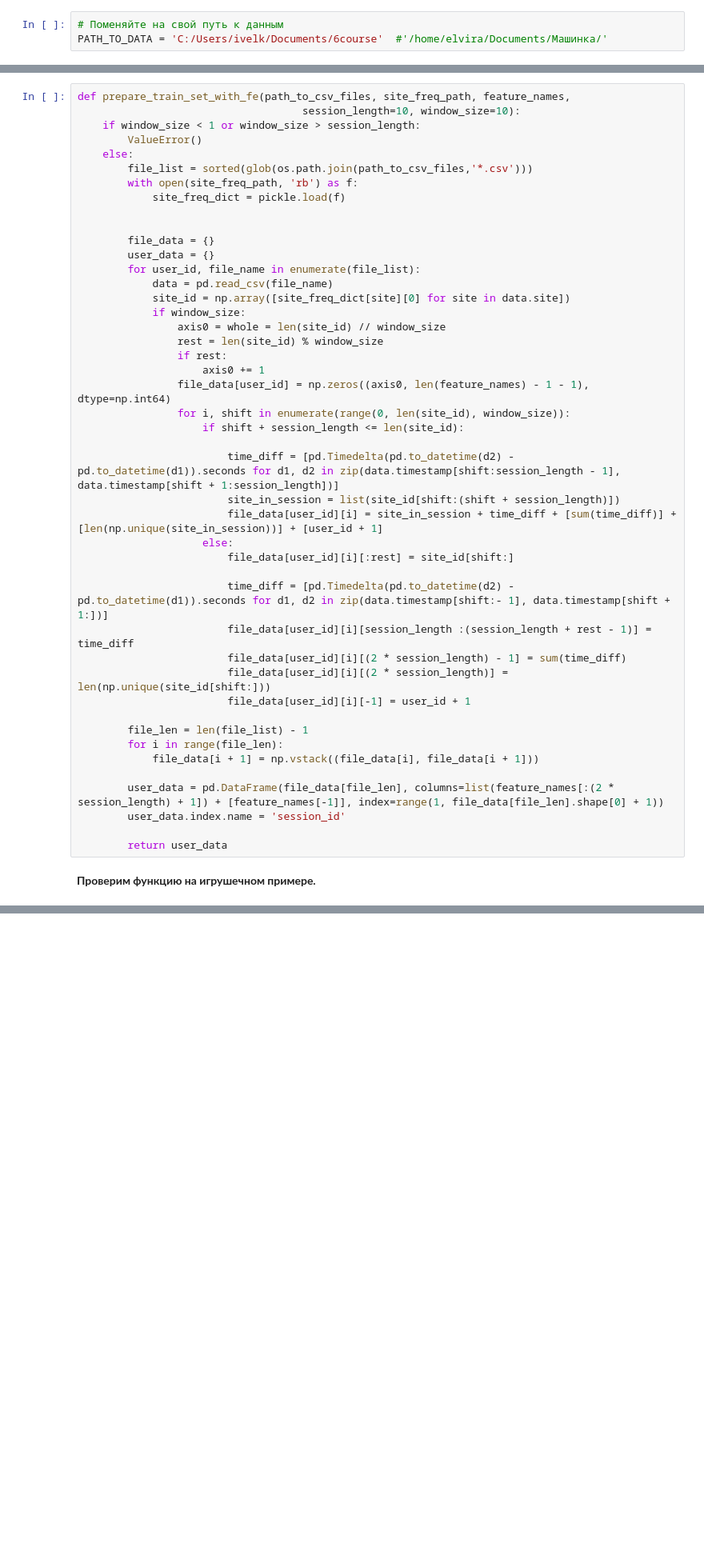
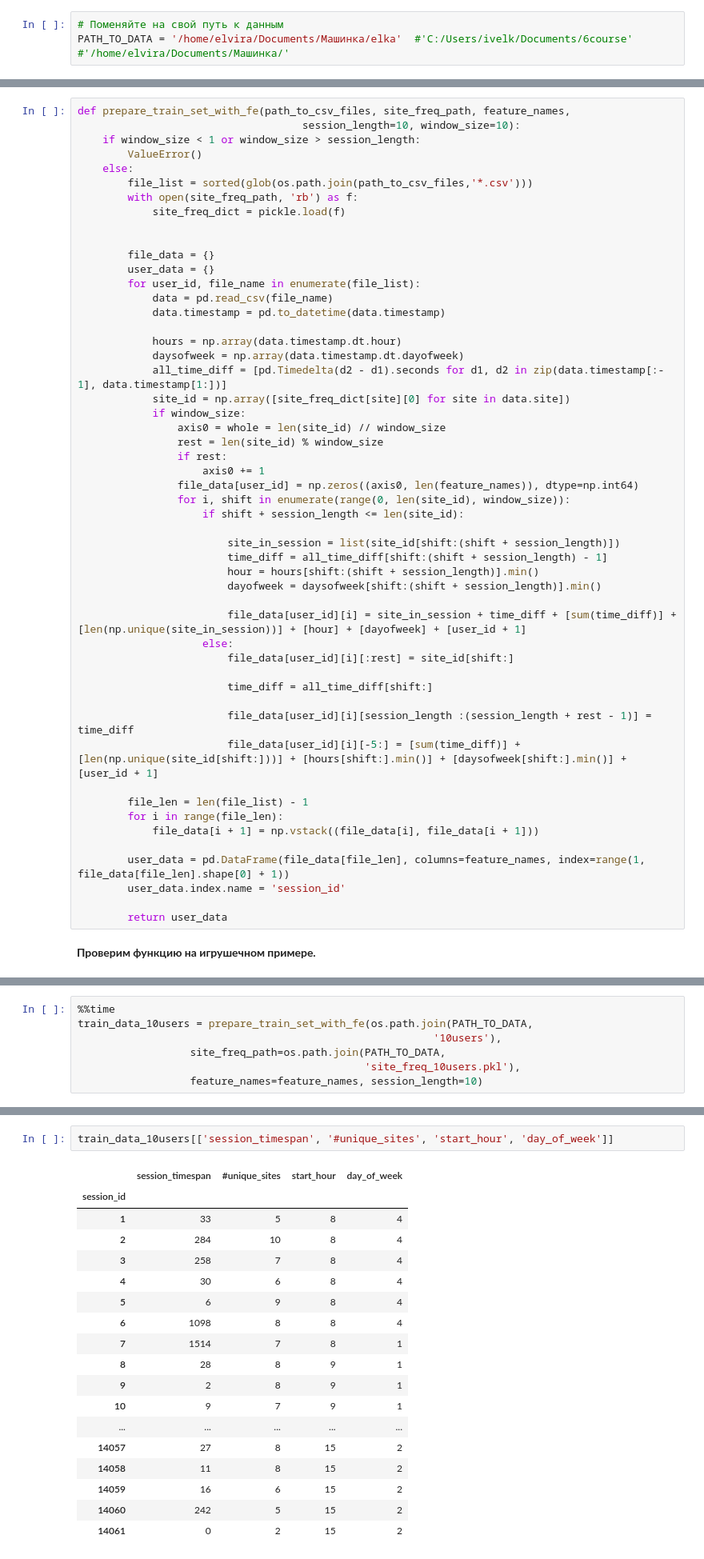
Before and after one commit to EIvanova3/elka, a Jupyter notebook: week3_visual_analysis_and_fe.ipynb, the cells around one changed output, grey strips where cells are left out. Shown: that part at 80% size. Cells and saved outputs as stored; diff of their text form; blank space fills up the shorter version.

```diff
--- a/week3_visual_analysis_and_fe.ipynb
+++ b/week3_visual_analysis_and_fe.ipynb
@@ -46,7 +46,7 @@ import seaborn as sns
 from matplotlib import pyplot as plt
 # %%
 # Поменяйте на свой путь к данным
-PATH_TO_DATA = 'C:/Users/ivelk/Documents/6course'  #'/home/elvira/Documents/Машинка/'
+PATH_TO_DATA = '/home/elvira/Documents/Машинка/elka'  #'C:/Users/ivelk/Documents/6course'  #'/home/elvira/Documents/Машинка/'
 # %%
 data = pd.read_csv(os.path.join(PATH_TO_DATA, '3users/user0001.csv'))
 data.head(14)
@@ -102,33 +102,40 @@ def prepare_train_set_with_fe(path_to_csv_files, site_freq_path, feature_names,
         user_data = {}
         for user_id, file_name in enumerate(file_list):
             data = pd.read_csv(file_name)
+            data.timestamp = pd.to_datetime(data.timestamp)
+
+            hours = np.array(data.timestamp.dt.hour)
+            daysofweek = np.array(data.timestamp.dt.dayofweek)
+            all_time_diff = [pd.Timedelta(d2 - d1).seconds for d1, d2 in zip(data.timestamp[:- 1], data.timestamp[1:])]
             site_id = np.array([site_freq_dict[site][0] for site in data.site])
             if window_size:
                 axis0 = whole = len(site_id) // window_size
                 rest = len(site_id) % window_size
                 if rest:
                     axis0 += 1
-                file_data[user_id] = np.zeros((axis0, len(feature_names) - 1 - 1), dtype=np.int64)
+                file_data[user_id] = np.zeros((axis0, len(feature_names)), dtype=np.int64)
                 for i, shift in enumerate(range(0, len(site_id), window_size)):
                     if shift + session_length <= len(site_id):
 
-                        time_diff = [pd.Timedelta(pd.to_datetime(d2) - pd.to_datetime(d1)).seconds for d1, d2 in zip(data.timestamp[shift:session_length - 1], data.timestamp[shift + 1:session_length])]
                         site_in_session = list(site_id[shift:(shift + session_length)])
-                        file_data[user_id][i] = site_in_session + time_diff + [sum(time_diff)] + [len(np.unique(site_in_session))] + [user_id + 1]
+                        time_diff = all_time_diff[shift:(shift + session_length) - 1]
+                        hour = hours[shift:(shift + session_length)].min()
+                        dayofweek = daysofweek[shift:(shift + session_length)].min()
+
+                        file_data[user_id][i] = site_in_session + time_diff + [sum(time_diff)] + [len(np.unique(site_in_session))] + [hour] + [dayofweek] + [user_id + 1]
                     else:
                         file_data[user_id][i][:rest] = site_id[shift:]
 
-                        time_diff = [pd.Timedelta(pd.to_datetime(d2) - pd.to_datetime(d1)).seconds for d1, d2 in zip(data.timestamp[shift:- 1], data.timestamp[shift + 1:])]
+                        time_diff = all_time_diff[shift:]
+
                         file_data[user_id][i][session_length :(session_length + rest - 1)] = time_diff
-                        file_data[user_id][i][(2 * session_length) - 1] = sum(time_diff)
-                        file_data[user_id][i][(2 * session_length)] = len(np.unique(site_id[shift:]))
-                        file_data[user_id][i][-1] = user_id + 1
+                        file_data[user_id][i][-5:] = [sum(time_diff)] + [len(np.unique(site_id[shift:]))] + [hours[shift:].min()] + [daysofweek[shift:].min()] + [user_id + 1]
 
         file_len = len(file_list) - 1
         for i in range(file_len):
             file_data[i + 1] = np.vstack((file_data[i], file_data[i + 1]))
 
-        user_data = pd.DataFrame(file_data[file_len], columns=list(feature_names[:(2 * session_length) + 1]) + [feature_names[-1]], index=range(1, file_data[file_len].shape[0] + 1))
+        user_data = pd.DataFrame(file_data[file_len], columns=feature_names, index=range(1, file_data[file_len].shape[0] + 1))
         user_data.index.name = 'session_id'
 
         return user_data
@@ -184,0 +185,7 @@ train_data_10users = prepare_train_set_with_fe ''' ВАШ КОД ЗДЕСЬ '''
+# %%
+%%time
+train_data_10users = prepare_train_set_with_fe(os.path.join(PATH_TO_DATA,
+                                                         '10users'),
+                  site_freq_path=os.path.join(PATH_TO_DATA,
+                                              'site_freq_10users.pkl'),
+                  feature_names=feature_names, session_length=10)
@@ -186,0 +205,21 @@ train_data_10users.head()
+# %%
+train_data_10users[['session_timespan', '#unique_sites', 'start_hour', 'day_of_week']]
+# %% [output]
+|  | session_timespan | #unique_sites | start_hour | day_of_week |
+| session_id |  |  |  |  |
+| 1 | 33 | 5 | 8 | 4 |
+| 2 | 284 | 10 | 8 | 4 |
+| 3 | 258 | 7 | 8 | 4 |
+| 4 | 30 | 6 | 8 | 4 |
+| 5 | 6 | 9 | 8 | 4 |
+| 6 | 1098 | 8 | 8 | 4 |
+| 7 | 1514 | 7 | 8 | 1 |
+| 8 | 28 | 8 | 9 | 1 |
+| 9 | 2 | 8 | 9 | 1 |
+| 10 | 9 | 7 | 9 | 1 |
+| ... | ... | ... | ... | ... |
+| 14057 | 27 | 8 | 15 | 2 |
+| 14058 | 11 | 8 | 15 | 2 |
+| 14059 | 16 | 6 | 15 | 2 |
+| 14060 | 242 | 5 | 15 | 2 |
+| 14061 | 0 | 2 | 15 | 2 |
```
Also changed, not shown: parts of 17 cells of this notebook, 3 other files.
